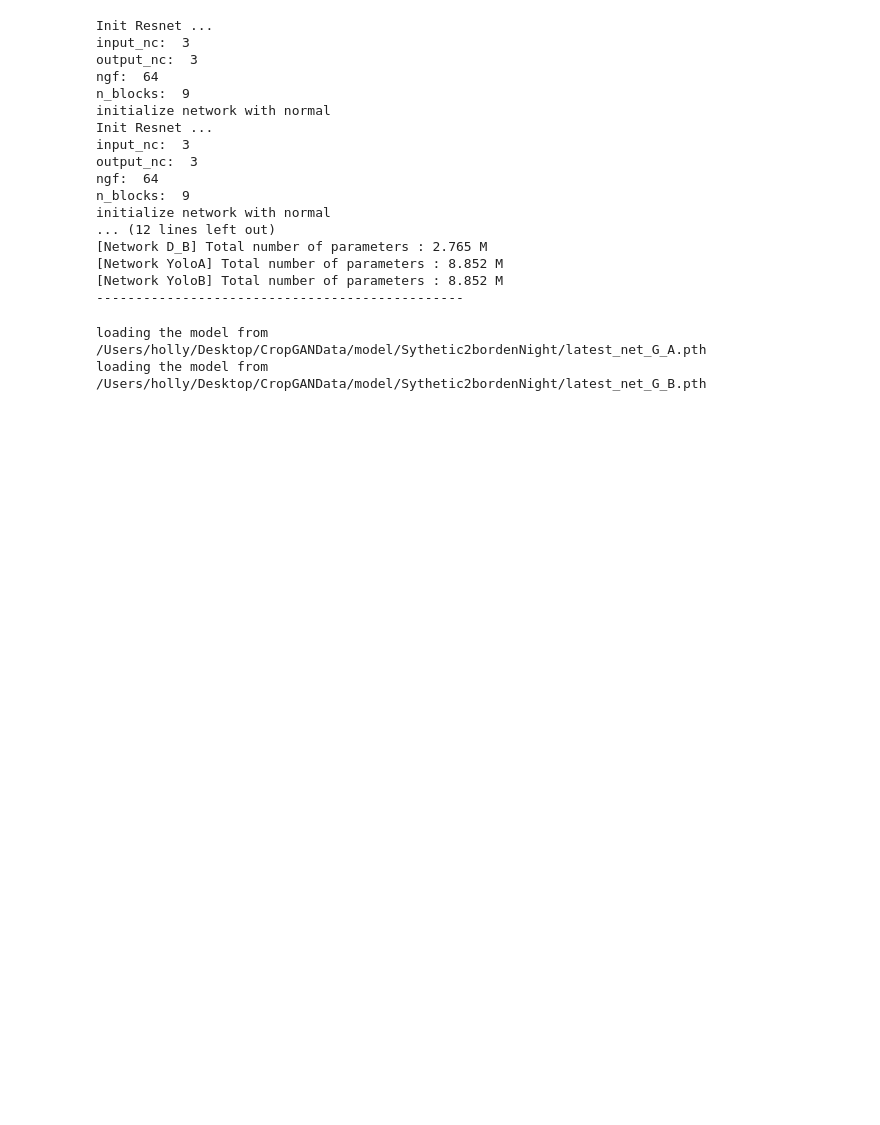
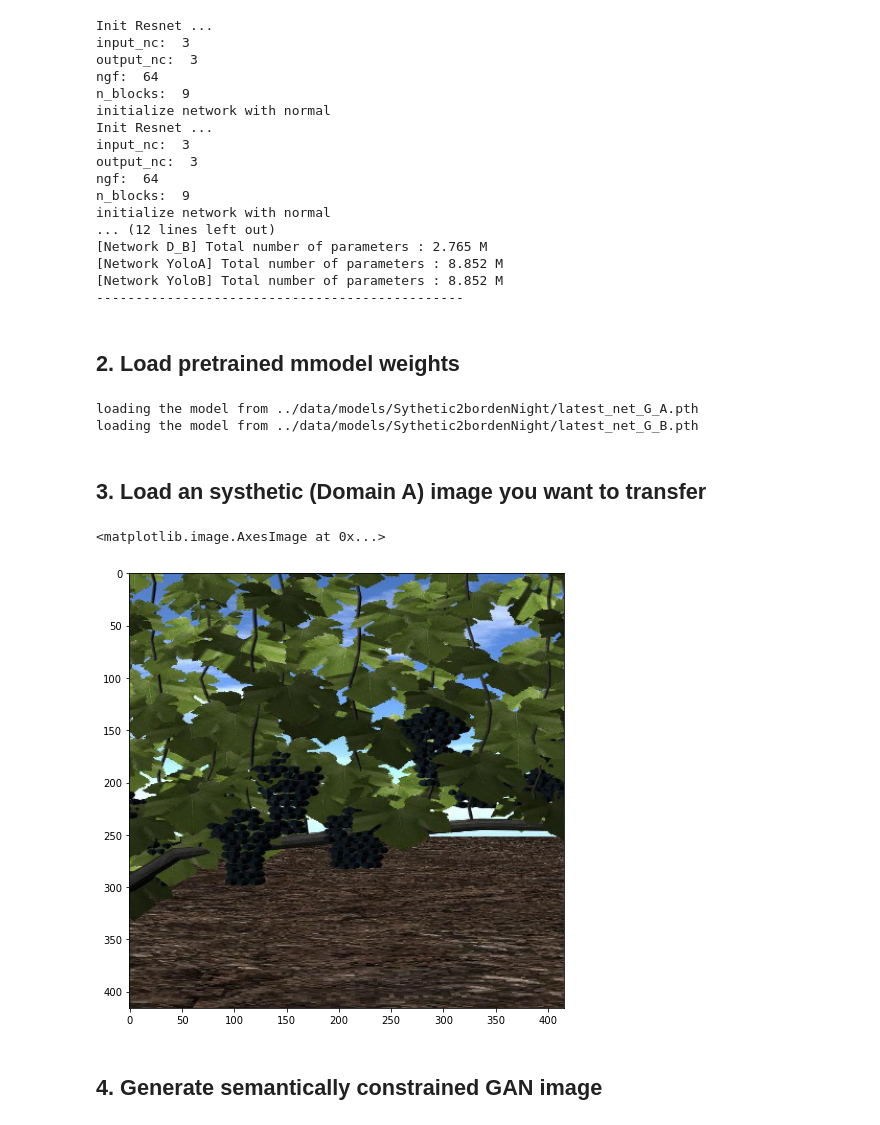
Before and after one commit to plant-ai-biophysics-lab/CropGAN, a Jupyter notebook: notebook/generateGANImages.ipynb, the cells around one changed output. Drawn from its saved outputs; the diff is of its cells as text; code cells hidden in the pictures; blank space fills up the shorter version.

Commit message:
include data; updated generateGANImages notebook

```diff
--- a/notebook/generateGANImages.ipynb
+++ b/notebook/generateGANImages.ipynb
@@ -98,9 +84,23 @@ initialize network with normal
 [Network YoloA] Total number of parameters : 8.852 M
 [Network YoloB] Total number of parameters : 8.852 M
 -----------------------------------------------
-# %%
-load_suffix = "/Users/holly/Desktop/CropGANData/model/Sythetic2bordenNight/latest"
-model.load_networks_from_folder(load_suffix)
-# %% [output]
-loading the model from /Users/holly/Desktop/CropGANData/model/Sythetic2bordenNight/latest_net_G_A.pth
-loading the model from /Users/holly/Desktop/CropGANData/model/Sythetic2bordenNight/latest_net_G_B.pth
+# %% [markdown]
+## 2. Load pretrained mmodel weights
+# %%
+load_suffix = "../data/models/Sythetic2bordenNight/latest"
+model.load_networks_from_folder(load_suffix)
+# %% [output]
+loading the model from ../data/models/Sythetic2bordenNight/latest_net_G_A.pth
+loading the model from ../data/models/Sythetic2bordenNight/latest_net_G_B.pth
+# %% [markdown]
+## 3. Load an systhetic (Domain A) image you want to transfer
+# %%
+image_a_path = "../data/samples/sythetic/00022.jpg"
+real_a_img = Image.open(image_a_path).convert('RGB')
+real_a_img_tensor, real_a_img_np = utils.preprocess_images(real_a_img)
+plt.imshow(real_a_img)
+# %% [output]
+<matplotlib.image.AxesImage at 0x...>
+[figure, added]
+# %% [markdown]
+## 4. Generate semantically constrained GAN image
```
Also changed, not shown: parts of 4 cells of this notebook, 41 other files.
